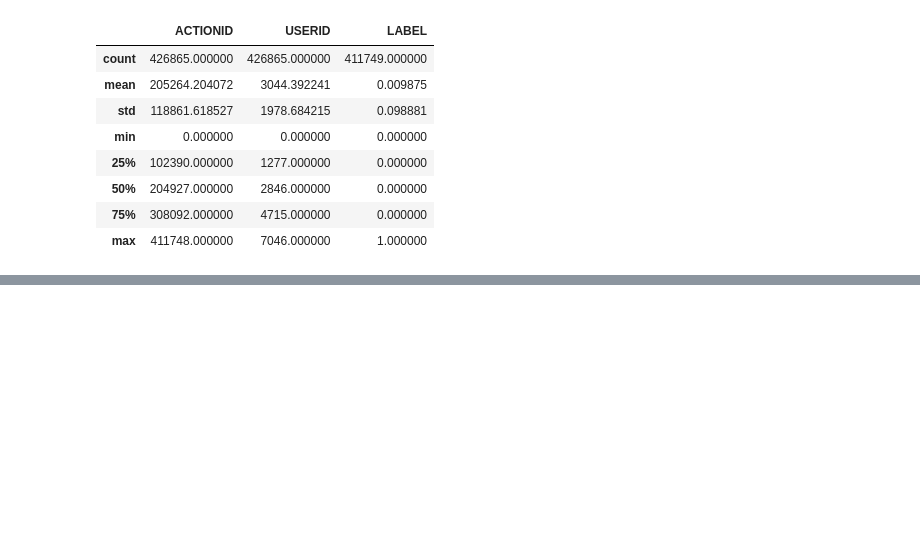
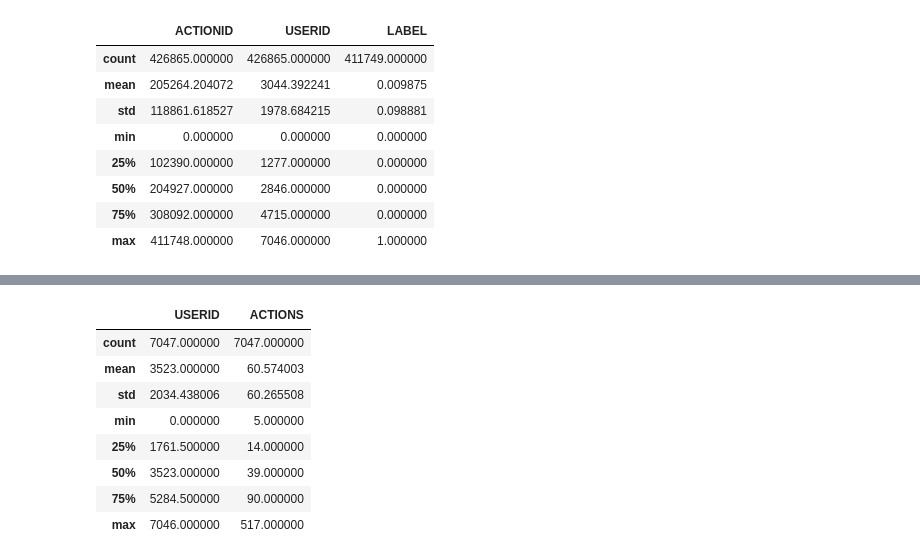
Before and after one commit to josh1den/DATA-620, a Jupyter notebook: PROJECTS/PROJECT_1.ipynb, the cells around one changed output, grey strips where cells are left out. Cells and saved outputs as stored; diff of their text form; code cells hidden in the pictures; blank space fills up the shorter version.

```diff
--- a/PROJECTS/PROJECT_1.ipynb
+++ b/PROJECTS/PROJECT_1.ipynb
@@ -119,0 +256,12 @@ memory usage: 12.6 MB
+# %%
+num_actions.describe()
+# %% [output]
+|  | USERID | ACTIONS |
+| count | 7047.000000 | 7047.000000 |
+| mean | 3523.000000 | 60.574003 |
+| std | 2034.438006 | 60.265508 |
+| min | 0.000000 | 5.000000 |
+| 25% | 1761.500000 | 14.000000 |
+| 50% | 3523.000000 | 39.000000 |
+| 75% | 5284.500000 | 90.000000 |
+| max | 7046.000000 | 517.000000 |
```
Also changed, not shown: parts of 20 cells of this notebook, 9 other files.
